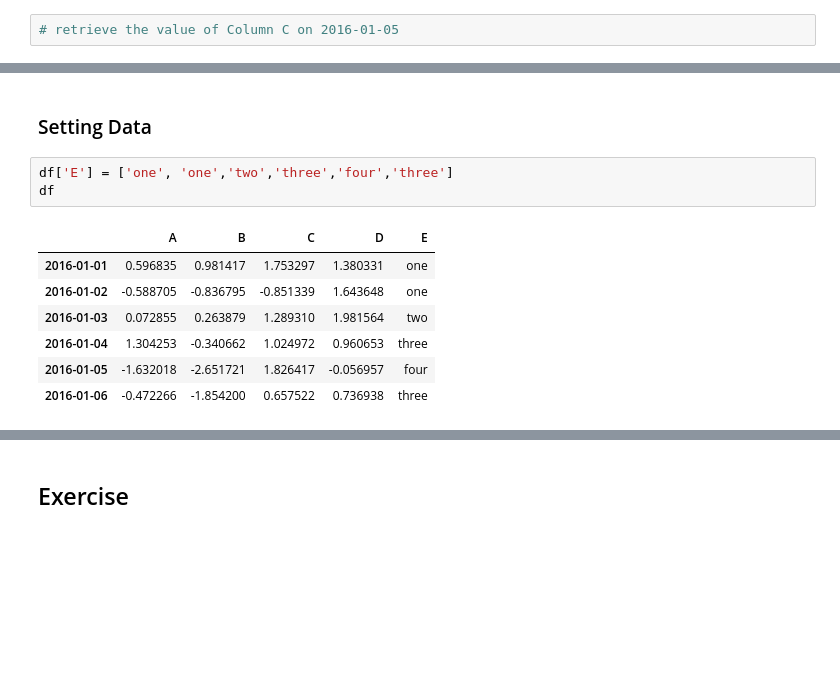
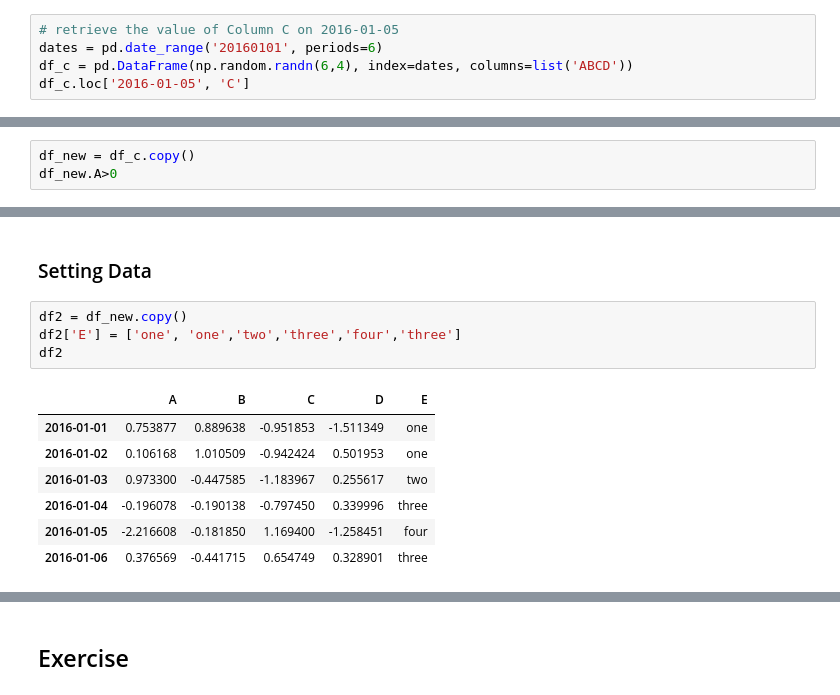
Before and after one commit to karhong-sam/WQD7003-DataAnalytics, a Jupyter notebook: lab/Lab_4_DataManipulationAndAnalysis_Part2.ipynb, the cells around one changed output, grey strips where cells are left out. Drawn from its saved outputs; the diff is of its cells as text; blank space fills up the shorter version.

```diff
--- a/lab/Lab_4_DataManipulationAndAnalysis_Part2.ipynb
+++ b/lab/Lab_4_DataManipulationAndAnalysis_Part2.ipynb
@@ -439,3 +445,6 @@ df.iloc[1,1]
 ## Exercise
 # %%
 # retrieve the value of Column C on 2016-01-05
+dates = pd.date_range('20160101', periods=6)
+df_c = pd.DataFrame(np.random.randn(6,4), index=dates, columns=list('ABCD'))
+df_c.loc['2016-01-05', 'C']
@@ -447,3 +482,6 @@ df.iloc[1,1]
 ### Masks
 
 We can use _boolean arrays_ to select data
+# %%
+df_new = df_c.copy()
+df_new.A>0
@@ -487,14 +524,15 @@ df[df > 0]
 # %% [markdown]
 ### Setting Data
 # %%
-df['E'] = ['one', 'one','two','three','four','three']
-df
+df2 = df_new.copy()
+df2['E'] = ['one', 'one','two','three','four','three']
+df2
 # %% [output]
 |  | A | B | C | D | E |
-| 2016-01-01 | 0.596835 | 0.981417 | 1.753297 | 1.380331 | one |
-| 2016-01-02 | -0.588705 | -0.836795 | -0.851339 | 1.643648 | one |
-| 2016-01-03 | 0.072855 | 0.263879 | 1.289310 | 1.981564 | two |
-| 2016-01-04 | 1.304253 | -0.340662 | 1.024972 | 0.960653 | three |
-| 2016-01-05 | -1.632018 | -2.651721 | 1.826417 | -0.056957 | four |
-| 2016-01-06 | -0.472266 | -1.854200 | 0.657522 | 0.736938 | three |
+| 2016-01-01 | 0.753877 | 0.889638 | -0.951853 | -1.511349 | one |
+| 2016-01-02 | 0.106168 | 1.010509 | -0.942424 | 0.501953 | one |
+| 2016-01-03 | 0.973300 | -0.447585 | -1.183967 | 0.255617 | two |
+| 2016-01-04 | -0.196078 | -0.190138 | -0.797450 | 0.339996 | three |
+| 2016-01-05 | -2.216608 | -0.181850 | 1.169400 | -1.258451 | four |
+| 2016-01-06 | 0.376569 | -0.441715 | 0.654749 | 0.328901 | three |
 # %%
```
Also changed, not shown: parts of 39 cells of this notebook, 4 other files.
